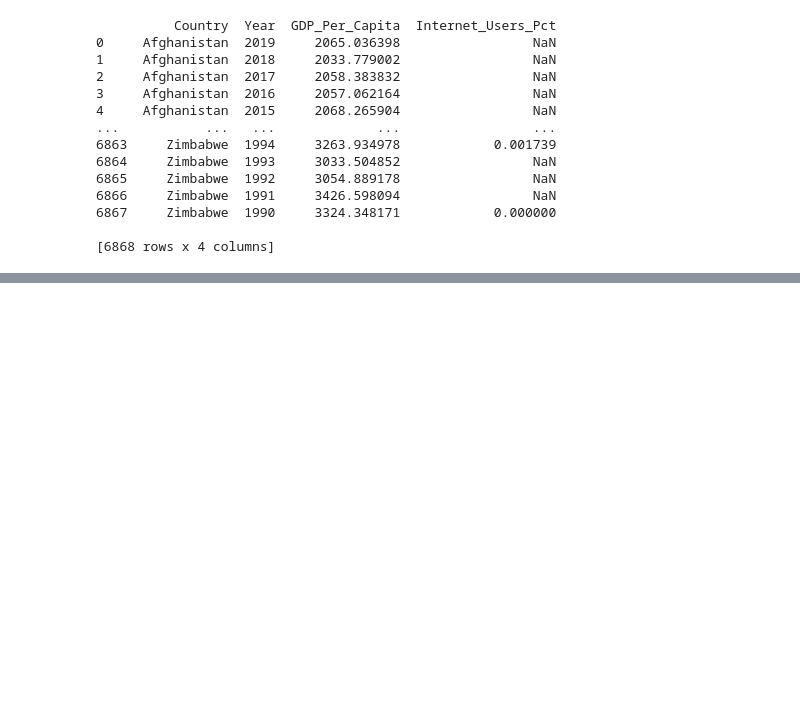
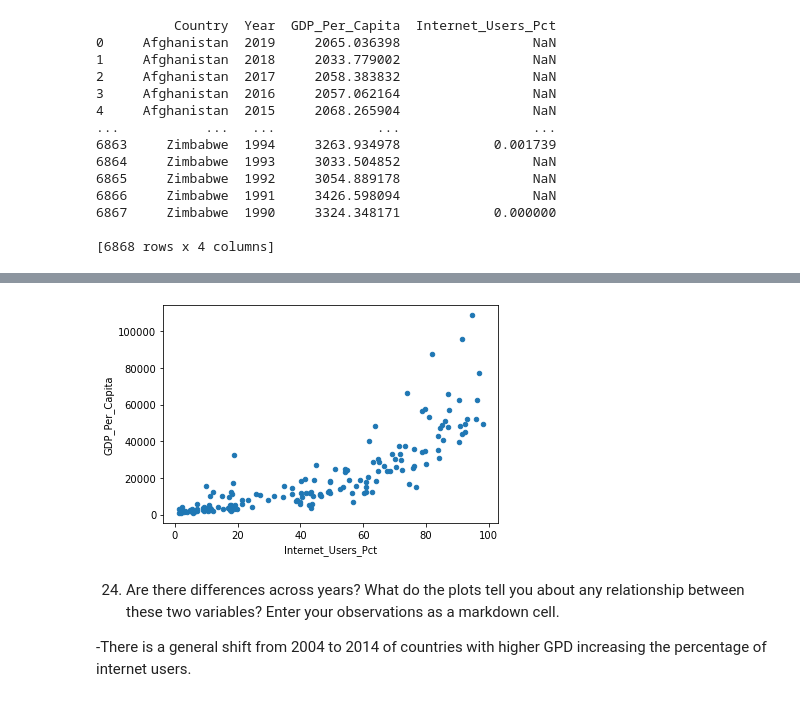
Before and after one commit to NSS-Data-Analytics-Cohort-7/gdp-and-internet-usage-PrestonSpencer, a Jupyter notebook: Notebooks/gdp_internet_project.ipynb, the cells around one changed output, grey strips where cells are left out. Drawn from its saved outputs; the diff is of its cells as text; code cells hidden in the pictures; blank space fills up the shorter version.

```diff
--- a/Notebooks/gdp_internet_project.ipynb
+++ b/Notebooks/gdp_internet_project.ipynb
@@ -235,0 +335,9 @@ gdp_and_internet_use[(gdp_and_internet_use["Year"] == 2004) | (gdp_and_internet_
+# %%
+df_2014.plot.scatter("Internet_Users_Pct", "GDP_Per_Capita")
+plt.show()
+# %% [output]
+[figure, added]
+# %% [markdown]
+24. Are there differences across years? What do the plots tell you about any relationship between these two variables? Enter your observations as a markdown cell.
+
+-There is a general shift from 2004 to 2014 of countries with higher GPD increasing the percentage of internet users.
```
Also changed, not shown: parts of 28 cells of this notebook.
